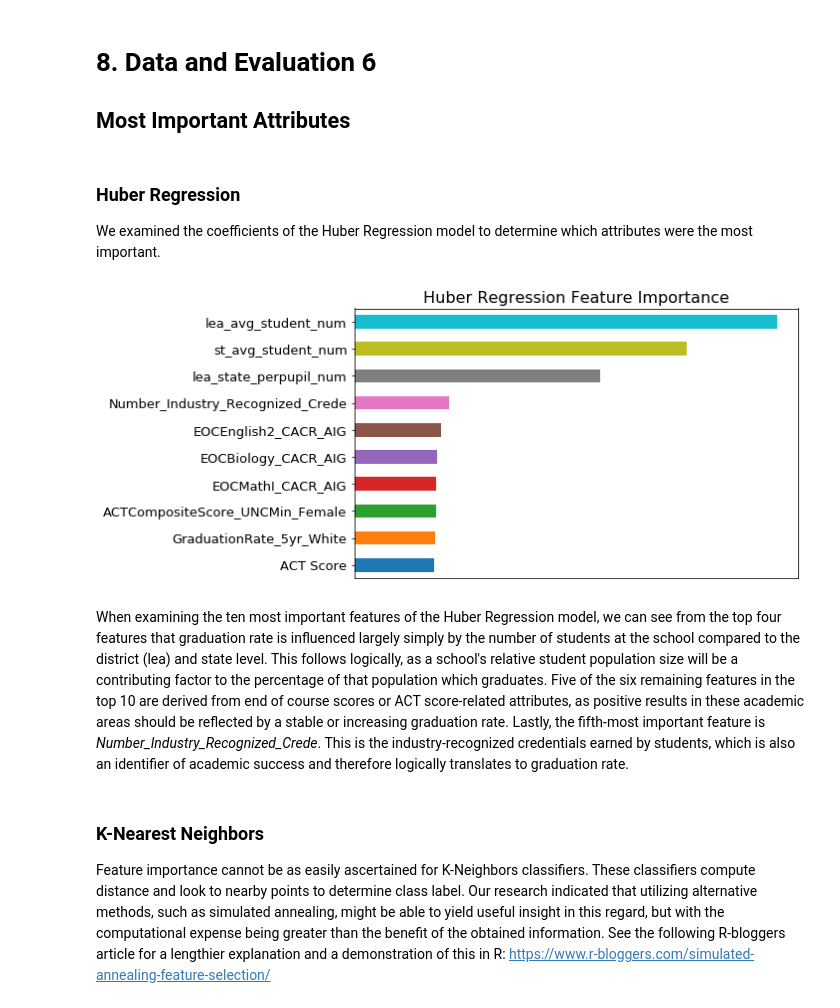
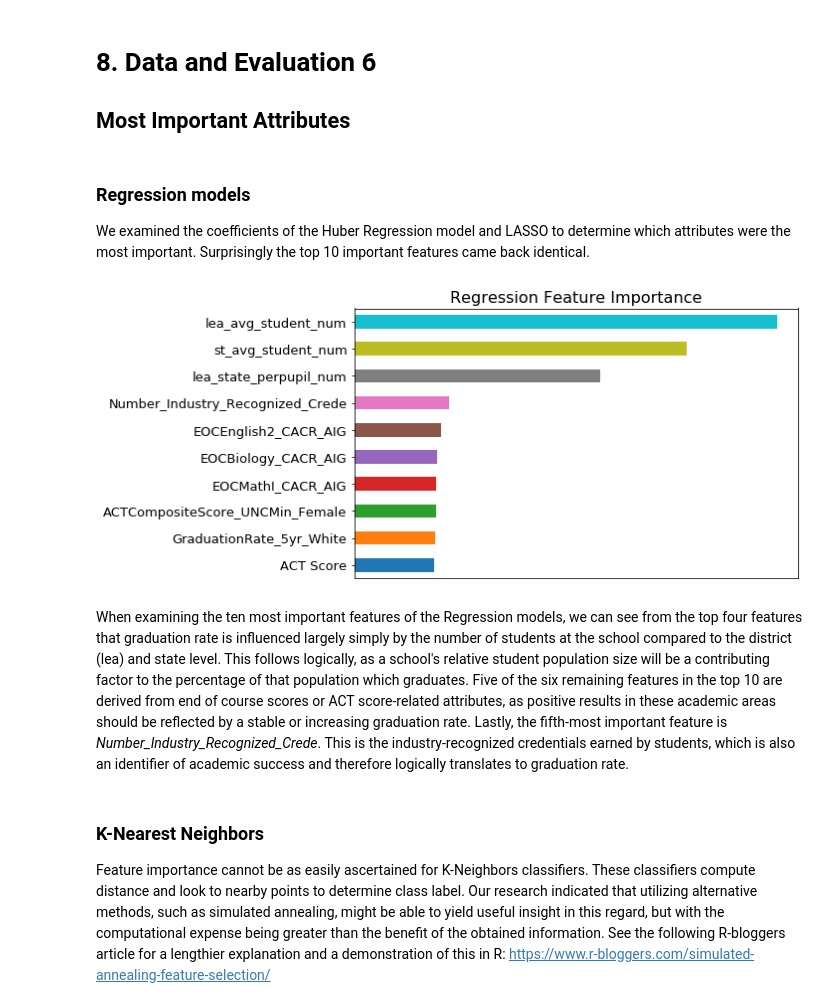
Before and after one commit to jeffweltman/MSDS7331, a Jupyter notebook: Lab 2 - Working/MSDS 7331 - Lab 2 - KassofWeltmanDickens.ipynb, the cells around one changed output. Drawn from its saved outputs; the diff is of its cells as text; code cells hidden in the pictures.

```diff
--- a/Lab 2 - Working/MSDS 7331 - Lab 2 - KassofWeltmanDickens.ipynb
+++ b/Lab 2 - Working/MSDS 7331 - Lab 2 - KassofWeltmanDickens.ipynb
@@ -513,7 +514,7 @@ parameters = {'alpha': alpha, 'selection': selection, 'warm_start': warm_start}
 #Create a grid search object using the parameters above
 from sklearn.model_selection import GridSearchCV
 LassoGridSearch = GridSearchCV(estimator=reg
-                   , n_jobs=8 # jobs to run in parallel
+                   , n_jobs=4 # jobs to run in parallel
                    , verbose=1 # low verbosity
                    , param_grid=parameters
                    , cv=cv_reg # KFolds = 10
@@ -665,32 +667,32 @@ The below table provides the advtanges and disadvtanges
 # 8. Data and Evaluation 6
 ## Most Important Attributes
 # %% [markdown]
-### Huber Regression
+### Regression models
 
-We examined the coefficients of the Huber Regression model to determine which attributes were the most important.
+We examined the coefficients of the Huber Regression model and LASSO to determine which attributes were the most important.  Surprisingly the top 10 important features came back identical.
 # %%
 import pandas as pd
 import numpy as np
 import matplotlib.pyplot as plt
 import seaborn as sns
 
 huber_imps = pd.DataFrame({"feature":X_reg.columns})
 huber_imps['fscore'] = np.transpose(HuberGridSearch.best_estimator_.coef_.ravel())
 huber_imps['fscore'] = huber_imps['fscore'] / huber_imps['fscore'].max()
 huber_imps.sort_values('fscore', ascending = False, inplace = True)
 huber_imps = huber_imps[0:10]
 huber_imps.sort_values('fscore', ascending = True, inplace = True)
 huber_imps.plot(kind='barh', x='feature', y='fscore', legend=False, figsize=(8, 5))
-plt.title('Huber Regression Feature Importance', fontsize = 16)
+plt.title('Regression Feature Importance', fontsize = 16)
 plt.xlabel('')
 plt.ylabel('')
 plt.xticks([], [])
 plt.yticks(fontsize=13)
 plt.show()
 # %% [output]
-[figure, old version]
+[figure, new version]
 # %% [markdown]
-When examining the ten most important features of the Huber Regression model, we can see from the top four features that graduation rate is influenced largely simply by the number of students at the school compared to the district (lea) and state level. This follows logically, as a school's relative student population size will be a contributing factor to the percentage of that population which graduates. Five of the six remaining features in the top 10 are derived from end of course scores or ACT score-related attributes, as positive results in these academic areas should be reflected by a stable or increasing graduation rate. Lastly, the fifth-most important feature is *Number_Industry_Recognized_Crede*. This is the industry-recognized credentials earned by students, which is also an identifier of academic success and therefore logically translates to graduation rate.
+When examining the ten most important features of the Regression models, we can see from the top four features that graduation rate is influenced largely simply by the number of students at the school compared to the district (lea) and state level. This follows logically, as a school's relative student population size will be a contributing factor to the percentage of that population which graduates. Five of the six remaining features in the top 10 are derived from end of course scores or ACT score-related attributes, as positive results in these academic areas should be reflected by a stable or increasing graduation rate. Lastly, the fifth-most important feature is *Number_Industry_Recognized_Crede*. This is the industry-recognized credentials earned by students, which is also an identifier of academic success and therefore logically translates to graduation rate.
 # %% [markdown]
 ### K-Nearest Neighbors
 
```
Also changed, not shown: parts of 3 cells of this notebook, 1 other file.
